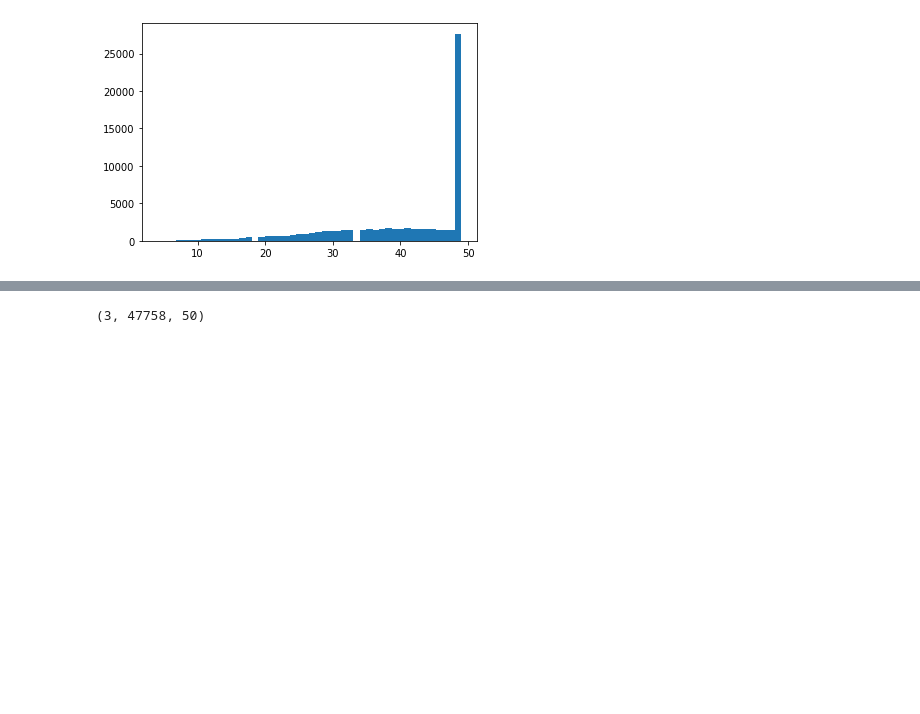
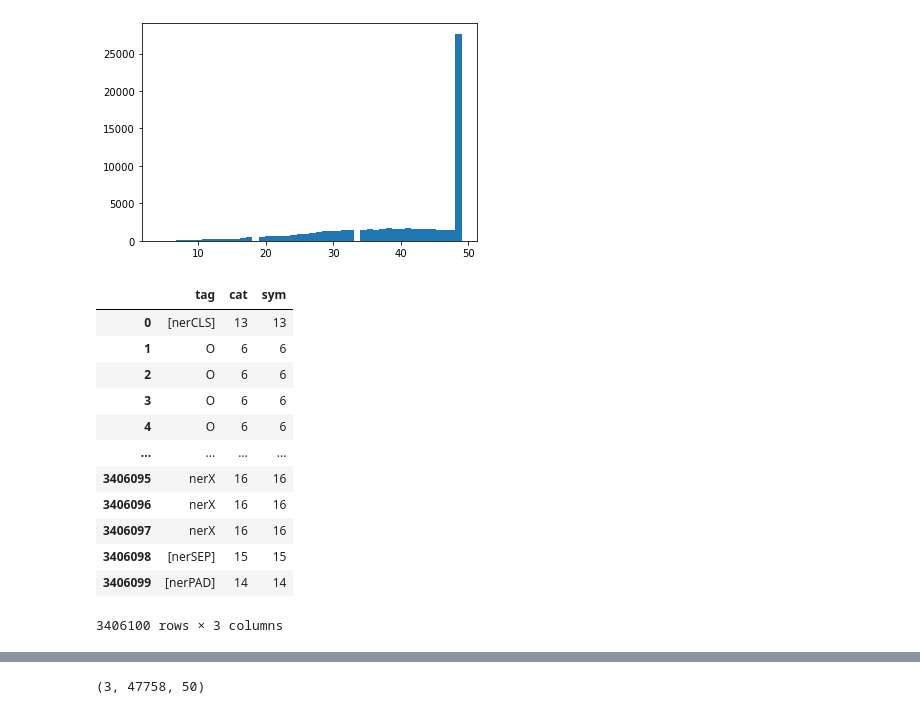
Before and after one commit to pnarsina/w266_final, a Jupyter notebook: NER_RE_BERT_Pnar.ipynb, the cells around one changed output, grey strips where cells are left out. Cells and saved outputs as stored; diff of their text form; code cells hidden in the pictures; blank space fills up the shorter version.

```diff
--- a/NER_RE_BERT_Pnar.ipynb
+++ b/NER_RE_BERT_Pnar.ipynb
@@ -216,6 +216,22 @@ nerClasses.tag = pd.Categorical(nerClasses.tag)
 nerClasses['cat'] = nerClasses.tag.cat.codes
 nerClasses['sym'] = nerClasses.tag.cat.codes
 nerLabels = np.array(nerClasses.cat).reshape(numSentences, -1)
+# %%
+nerClasses
+# %% [output]
+|  | tag | cat | sym |
+| 0 | [nerCLS] | 13 | 13 |
+| 1 | O | 6 | 6 |
+| 2 | O | 6 | 6 |
+| 3 | O | 6 | 6 |
+| 4 | O | 6 | 6 |
+| ... | ... | ... | ... |
+| 3406095 | nerX | 16 | 16 |
+| 3406096 | nerX | 16 | 16 |
+| 3406097 | nerX | 16 | 16 |
+| 3406098 | [nerSEP] | 15 | 15 |
+| 3406099 | [nerPAD] | 14 | 14 |
+3406100 rows × 3 columns
 # %%
 nerClasses[['cat']].hist(bins=21)
 # %% [output]
```
Also changed, not shown: parts of 19 cells of this notebook.
